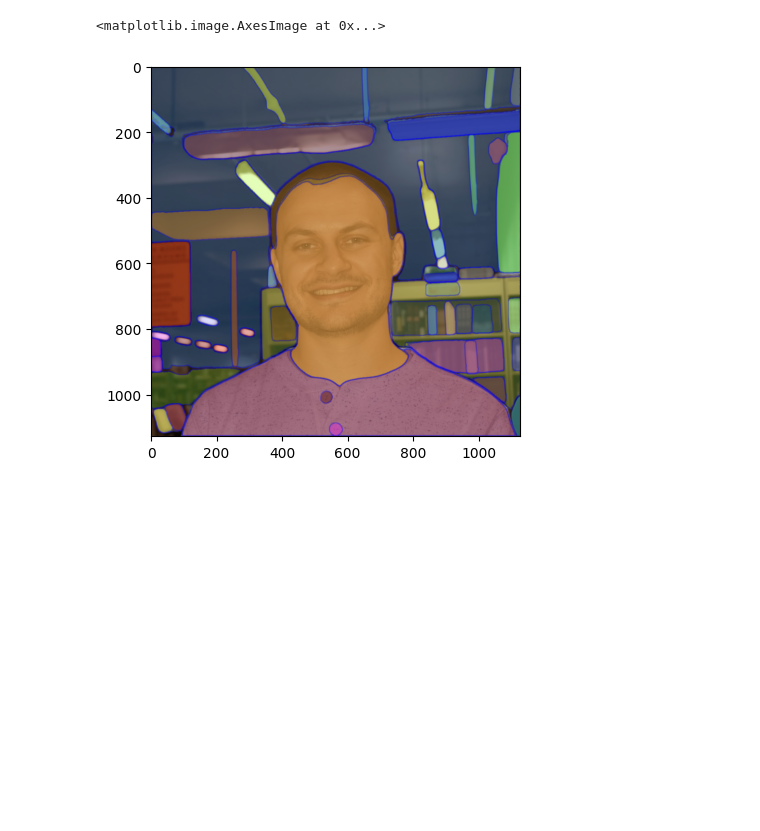
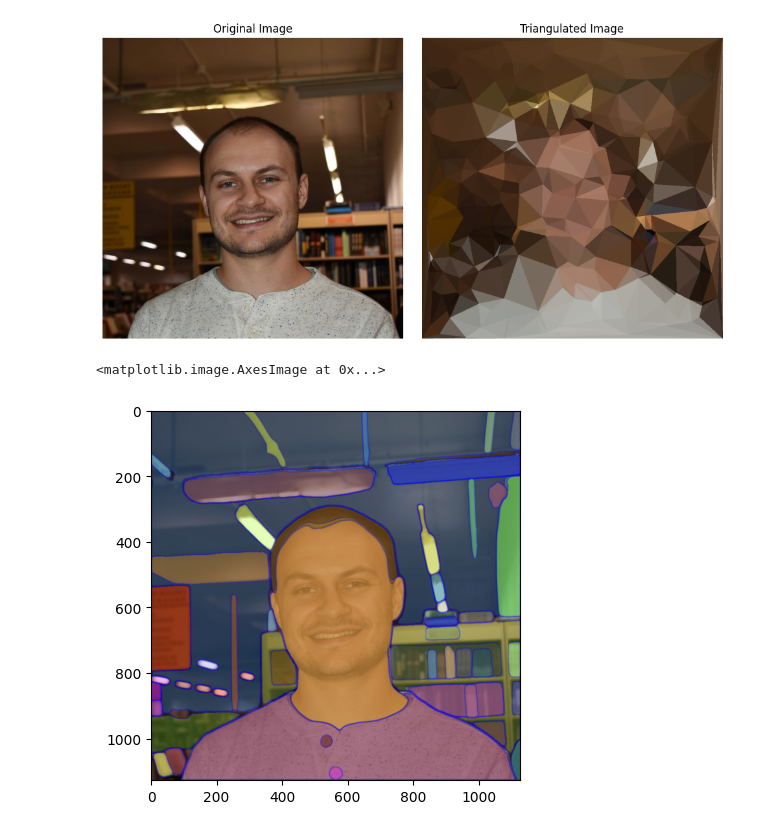
Before and after one commit to jacob-rosenthal/jacob-rosenthal.github.io, a Jupyter notebook: make_cover_pic.ipynb, the cells around one changed output. Drawn from its saved outputs; the diff is of its cells as text; code cells hidden in the pictures; blank space fills up the shorter version.

```diff
--- a/make_cover_pic.ipynb
+++ b/make_cover_pic.ipynb
@@ -52,3 +52,81 @@ plt.show()
+# %%
+import cv2
+import numpy as np
+import matplotlib.pyplot as plt
+from scipy.spatial import Delaunay
+
+
+def triangulate_image(image_path, num_points=500, output_path="triangulated_image.jpg"):
+    # Load the image
+    image = cv2.imread(image_path)
+    if image is None:
+        raise FileNotFoundError("Image not found at the specified path.")
+
+    # Convert to RGB for visualization
+    image = cv2.cvtColor(image, cv2.COLOR_BGR2RGB)
+    height, width, _ = image.shape
+
+    # Generate random points across the image
+    points = np.vstack(
+        [
+            np.random.randint(0, width, num_points),
+            np.random.randint(0, height, num_points),
+        ]
+    ).T
+
+    # Add image corners to ensure the entire image is triangulated
+    corners = np.array(
+        [[0, 0], [0, height - 1], [width - 1, 0], [width - 1, height - 1]]
+    )
+    points = np.vstack([points, corners])
+
+    # Perform Delaunay triangulation
+    delaunay = Delaunay(points)
+    triangles = delaunay.simplices
+
+    # Create an output image
+    output_image = np.zeros_like(image)
+
+    # Loop through each triangle
+    for triangle in triangles:
+        # Get the vertices of the triangle
+        pts = points[triangle].astype(np.int32)
+
+        # Create a mask for the triangle
+        mask = np.zeros((height, width), dtype=np.uint8)
+        cv2.fillPoly(mask, [pts], 1)
+
+        # Find the average color within the triangle
+        triangle_area = np.where(mask == 1)
+        average_color = image[triangle_area].mean(axis=0).astype(np.uint8)
+
+
+        # Fill the triangle in the output image
+        cv2.fillPoly(output_image, [pts], color=tuple(map(int, average_color)))
+
+    # Save the output
+    cv2.imwrite(output_path, cv2.cvtColor(output_image, cv2.COLOR_RGB2BGR))
+
+    # Display the original and processed images
+    plt.figure(figsize=(10, 5))
+    plt.subplot(1, 2, 1)
+    plt.title("Original Image")
+    plt.imshow(image)
+    plt.axis("off")
+
+    plt.subplot(1, 2, 2)
+    plt.title("Triangulated Image")
+    plt.imshow(output_image)
+    plt.axis("off")
+
+    plt.tight_layout()
+    plt.show()
+
+
+# Example usage
+triangulate_image("images/jacob.jpeg", num_points=300, output_path="images/jacob_triangulated.jpg")
+# %% [output]
+[figure, added]
 # %%
 sam = plt.imread('images/jacob_sam.png')
 sam = sam[:, :, :3]
```
Also changed, not shown: parts of 7 cells of this notebook, 8 other files.
